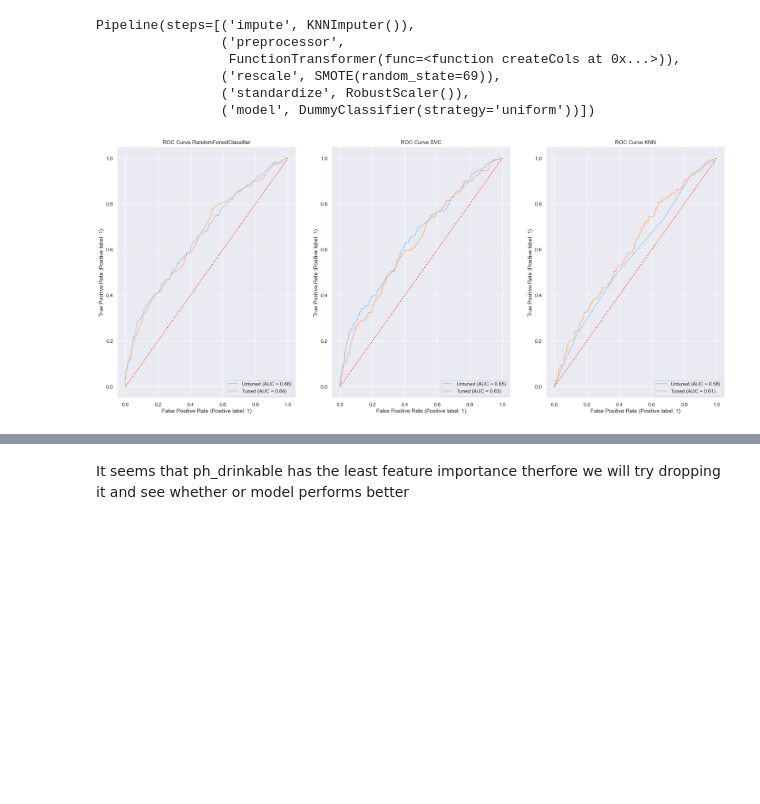
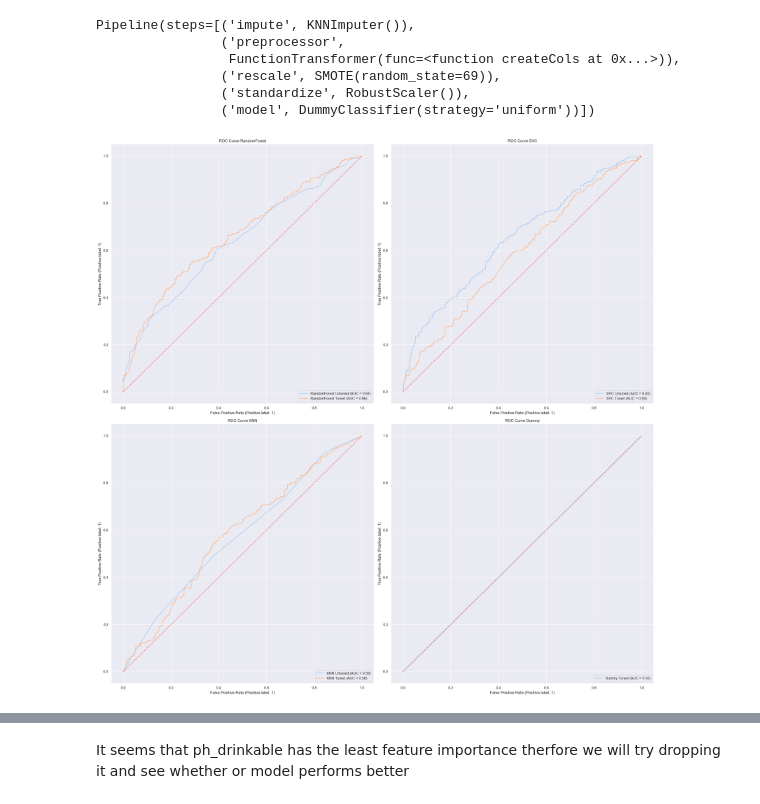
Before and after one commit to y0ngjie/AIML-ST1511-CA1, a Jupyter notebook: CA1-Classification.ipynb, the cells around one changed output, grey strips where cells are left out. Saved outputs shown, nothing was run; the diff lists cells and outputs as text; code cells hidden in the pictures; blank space fills up the shorter version.

```diff
--- a/CA1-Classification.ipynb
+++ b/CA1-Classification.ipynb
@@ -925,9 +913,15 @@ Fitting 5 folds for each of 10 candidates, totalling 50 fits
 # %%
 # SVC Hypertune
 param_grid = {
-              'C':[0.1,1, 10, 100],
-              'degree' : [1,2,3,4,5,6]}
-
+    'C': [0.1, 1, 10, 100],
+    'kernel': ['linear', 'poly', 'rbf', 'sigmoid'],
+    'degree': [2, 3, 4, 5],
+    'gamma': ['scale', 'auto', 0.1, 1, 10],
+    'coef0': [0.0, 0.1, 0.5, 1.0],
+    'shrinking': [True, False],
+    'probability': [True],
+    'class_weight': [None, 'balanced']
+}
 
 # Create model based on pipeline
 steps[STEPS_LEN] = (
@@ -946,7 +940,6 @@ svc_search = IMBPipeline(steps=steps)
 # fit model
 svc_search.fit(X_train, y_train)
 
-# print(svc_search["hyper"].best_estimator_)
 print(svc_search["hyper"].best_params_)
 print(svc_search["hyper"].best_score_)
 # %% [output]
@@ -1004,33 +998,42 @@ Pipeline(steps=[('impute', KNNImputer()),
                 ('rescale', SMOTE(random_state=69)),
                 ('standardize', RobustScaler()),
                 ('model', DummyClassifier(strategy='uniform'))])
-# %%
-fig, ax = plt.subplots(1, 3, figsize=(24, 10))
-# RandomForestClassifier
-RocCurveDisplay.from_estimator(rfc_clf_untuned, X_test, y_test, ax=ax[0], name="Untuned")
-RocCurveDisplay.from_estimator(rfc_clf, X_test, y_test, ax=ax[0], name="Tuned")
-# RocCurveDisplay.from_estimator(model, X_test, y_test, ax=ax[0], name="Nth")
-
-# # DecisionTreeClassifier
-RocCurveDisplay.from_estimator(svc_clf_untuned, X_test, y_test, ax=ax[1], name="Untuned")
-RocCurveDisplay.from_estimator(svc_clf, X_test, y_test, ax=ax[1], name="Tuned")
-
-# # KNN
-RocCurveDisplay.from_estimator(knn_clf_untuned, X_test, y_test, ax=ax[2], name="Untuned")
-RocCurveDisplay.from_estimator(knn_clf, X_test, y_test, ax=ax[2], name="Tuned")
-
-# 50% line
-x = np.linspace(0, 1, 2)
-ax[0].plot(x, x, ":", color="red")
-ax[1].plot(x, x, ":", color="red")
-ax[2].plot(x, x, ":", color="red")
-
-ax[0].set_title("ROC Curve RandomForestClassifier")
-ax[1].set_title("ROC Curve SVC")
-ax[2].set_title("ROC Curve KNN")
-plt.show()
-# %% [output]
-[figure, removed]
+# %%
+from sklearn.metrics import RocCurveDisplay
+
+classifiers = [
+    {"name": "RandomForest", "clf_untuned": rfc_clf_untuned, "clf_tuned": rfc_clf},
+    {"name": "SVC", "clf_untuned": svc_clf_untuned, "clf_tuned": svc_clf},
+    {"name": "KNN", "clf_untuned": knn_clf_untuned, "clf_tuned": knn_clf},
+    {"name": "Dummy", "clf_untuned": None, "clf_tuned": dummy}
+]
+
+fig, ax = plt.subplots(2, 2, figsize=(24, 24))
+
+for i, classifier in enumerate(classifiers):
+    row, col = divmod(i, 2)
+    clf_name = classifier["name"]
+    clf_untuned = classifier["clf_untuned"]
+    clf_tuned = classifier["clf_tuned"]
+
+    # Plot ROC curve for Untuned classifier
+    if clf_untuned is not None:
+        RocCurveDisplay.from_estimator(clf_untuned, X_test, y_test, ax=ax[row, col], name=f"{clf_name} Untuned")
+
+    # Plot ROC curve for Tuned classifier
+    if clf_tuned is not None:
+        RocCurveDisplay.from_estimator(clf_tuned, X_test, y_test, ax=ax[row, col], name=f"{clf_name} Tuned")
+
+    # Plot the 50% line
+    x = np.linspace(0, 1, 2)
+    ax[row, col].plot(x, x, ":", color="red")
+
+    ax[row, col].set_title(f"ROC Curve {clf_name}")
+
+plt.tight_layout()
+plt.show()
+# %% [output]
+[figure, added]
 # %%
 rfc_y_pred = rfc_clf.predict(X_test)
 svc_y_pred = svc_clf.predict(X_test)
```
Also changed, not shown: parts of 19 cells of this notebook.
